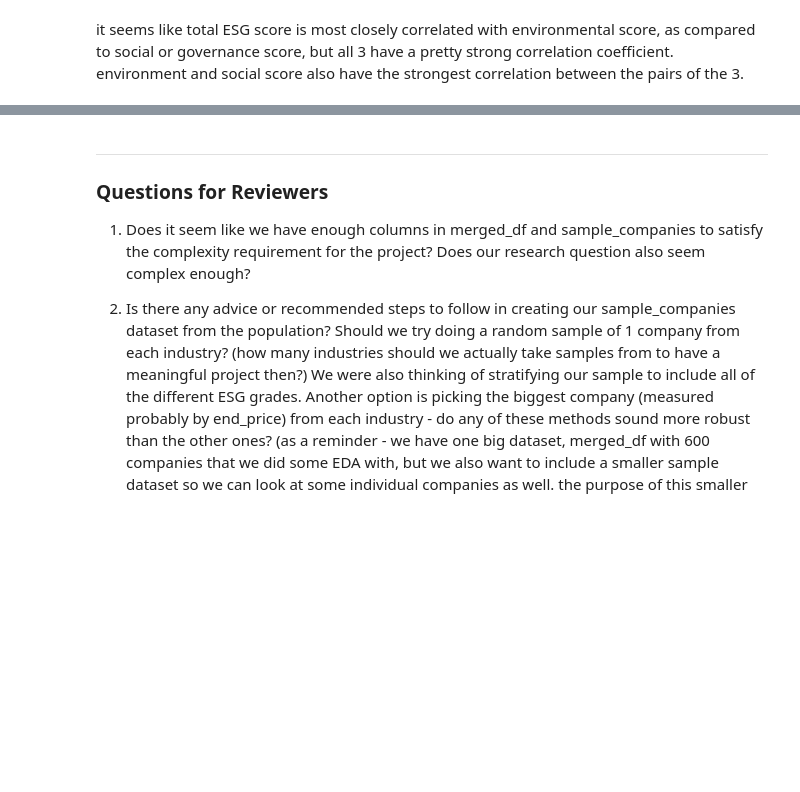
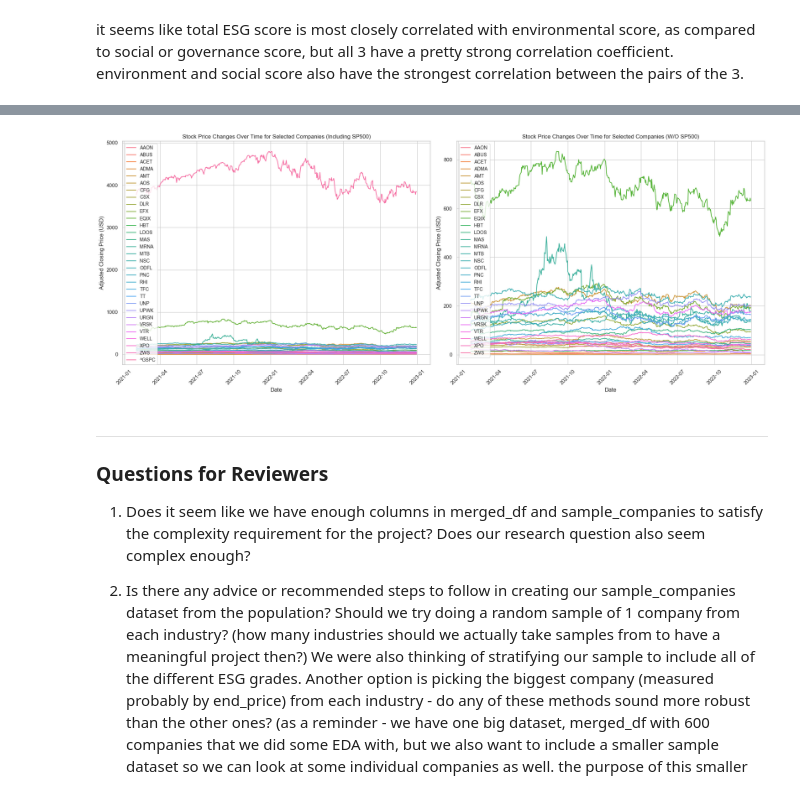
Before and after one commit to anushabishayee/info2950_finalproject, a Jupyter notebook: Phase2..ipynb, the cells around one changed output, grey strips where cells are left out. Saved outputs shown, nothing was run; the diff lists cells and outputs as text; code cells hidden in the pictures; blank space fills up the shorter version.

Commit message:
visualization done

```diff
--- a/Phase2..ipynb
+++ b/Phase2..ipynb
@@ -921,3 +876,40 @@ plt.show()
+# %%
+#Stock price changes over time of sampled companies
+data_with_sp500 = yf.download(list(sample_companies['ticker']) + ['^GSPC'], start='2021-02-01', end='2022-12-31', progress=False)['Adj Close']
+
+# Stock price changes over time of sampled companies (WITHOUT S&P 500)
+data_without_sp500 = yf.download(list(sample_companies['ticker']), start='2021-02-01', end='2022-12-31', progress=False)['Adj Close']
+
+# Create subplots with 1 row and 2 columns
+fig, axes = plt.subplots(1, 2, figsize=(20, 8))  # Adjust the figsize to make space for both plots
+
+# Plot WITH S&P 500
+colors_with_sp500 = sns.color_palette('husl', len(data_with_sp500.columns))
+for i, ticker in enumerate(data_with_sp500.columns):
+    axes[0].plot(data_with_sp500.index, data_with_sp500[ticker], label=ticker, color=colors_with_sp500[i])
+axes[0].set_xlabel('Date')
+axes[0].set_ylabel('Adjusted Closing Price (USD)')
+axes[0].set_title('Stock Price Changes Over Time for Selected Companies (Including SP500)')
+axes[0].legend(loc='upper left', fontsize='small')
+axes[0].tick_params(axis='x', rotation=45)
+
+# Plot WITHOUT S&P 500
+colors_without_sp500 = sns.color_palette('husl', len(data_without_sp500.columns))
+for i, ticker in enumerate(data_without_sp500.columns):
+    axes[1].plot(data_without_sp500.index, data_without_sp500[ticker], label=ticker, color=colors_without_sp500[i])
+axes[1].set_xlabel('Date')
+axes[1].set_ylabel('Adjusted Closing Price (USD)')
+axes[1].set_title('Stock Price Changes Over Time for Selected Companies (W/O SP500)')
+axes[1].legend(loc='upper left', fontsize='small')
+axes[1].tick_params(axis='x', rotation=45)
+
+# Adjust layout to prevent overlapping
+plt.tight_layout()
+
+# Show both plots side by side
+plt.show()
+# %% [output]
+[figure, added]
 # %% [markdown]
 ---
 
```
Also changed, not shown: parts of 3 cells of this notebook.
